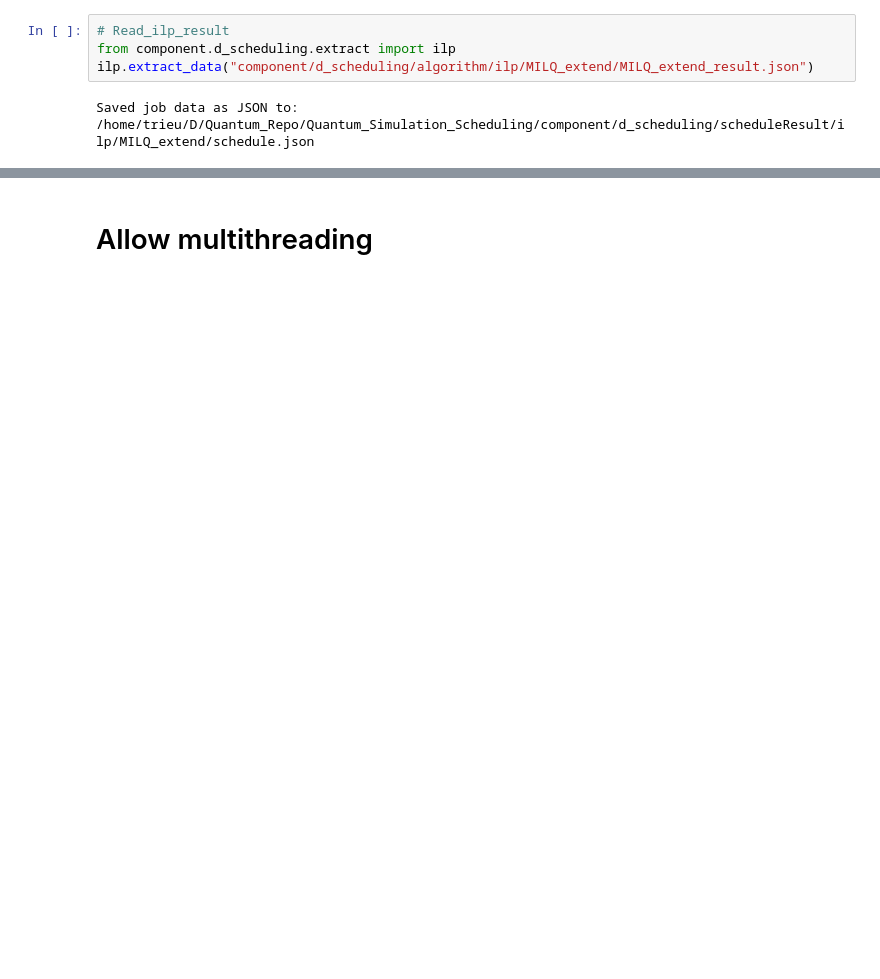
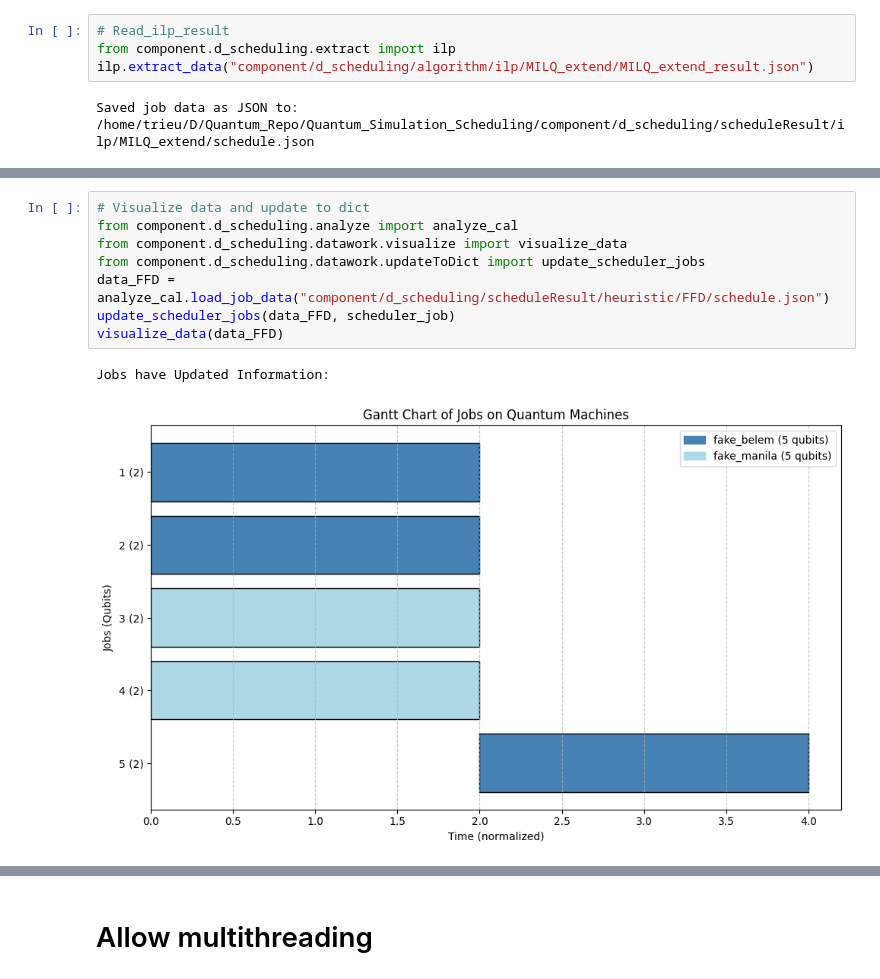
Before and after one commit to MagePro310/Quantum_Simulation_Scheduling_ver1, a Jupyter notebook: test_algorithm.ipynb, the cells around one changed output, grey strips where cells are left out. Saved outputs shown, nothing was run; the diff lists cells and outputs as text; blank space fills up the shorter version.

```diff
--- a/test_algorithm.ipynb
+++ b/test_algorithm.ipynb
@@ -288,3 +298,14 @@ Jobs have Updated Information:
+# %%
+# Visualize data and update to dict
+from component.d_scheduling.analyze import analyze_cal
+from component.d_scheduling.datawork.visualize import visualize_data
+from component.d_scheduling.datawork.updateToDict import update_scheduler_jobs
+data_FFD = analyze_cal.load_job_data("component/d_scheduling/scheduleResult/heuristic/FFD/schedule.json")
+update_scheduler_jobs(data_FFD, scheduler_job)
+visualize_data(data_FFD)
+# %% [output]
+Jobs have Updated Information:
+[figure, added]
 # %%
 from qiskit import QuantumCircuit, transpile
 # Transpile circuits for all scheduled jobs
```
Also changed, not shown: parts of 18 cells of this notebook, 33 other files.
